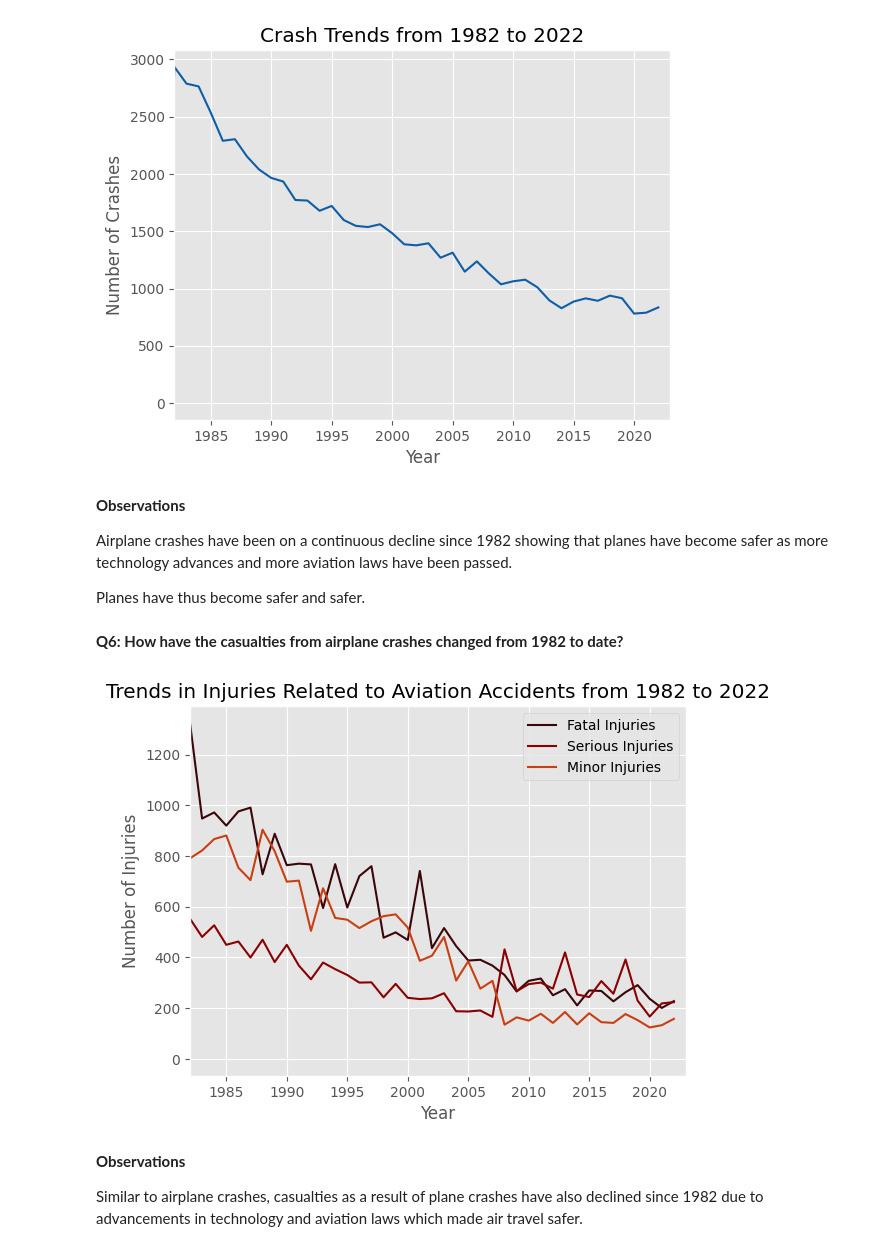
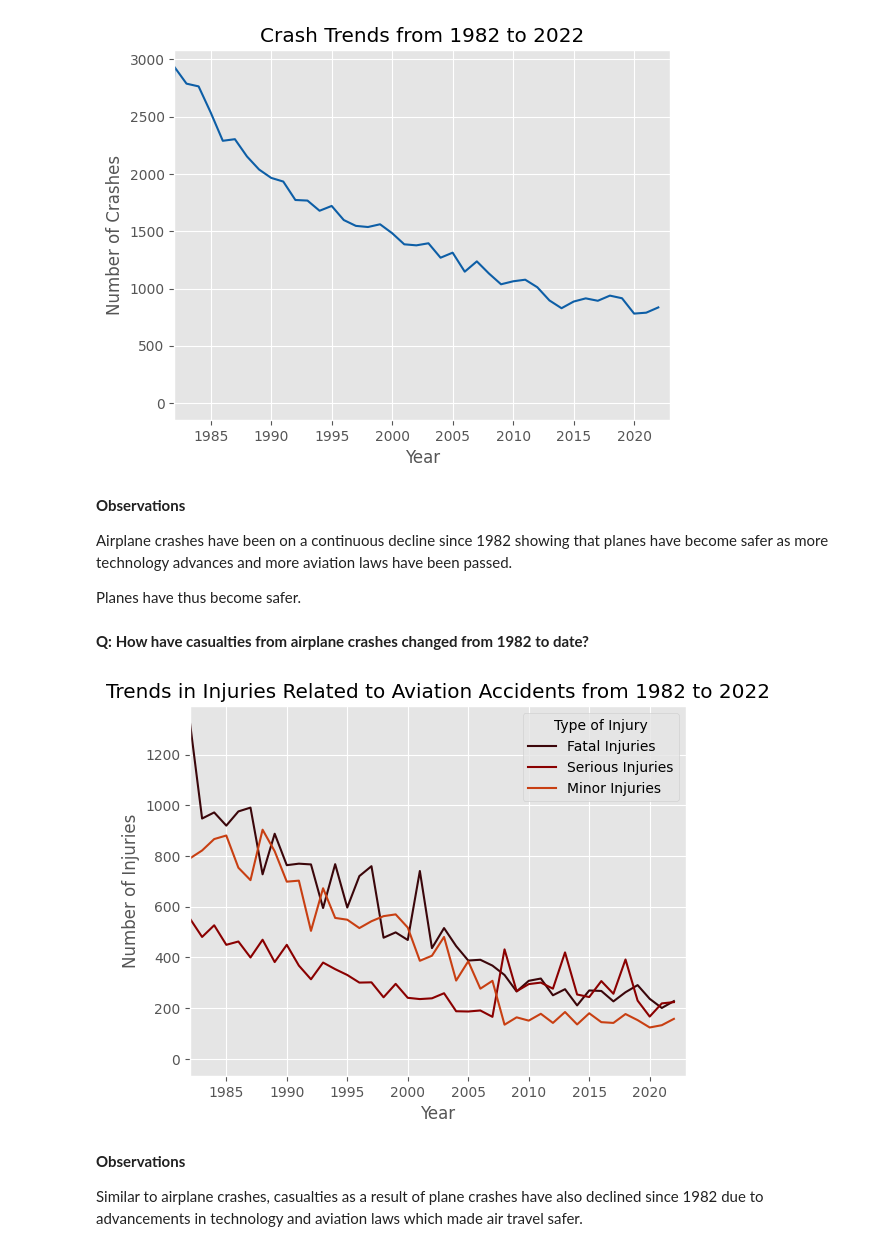
Before and after one commit to M-Nesphory/Aviation_Accident_Project, a Jupyter notebook: notebook.ipynb, the cells around one changed output. Cells and saved outputs as stored; diff of their text form; code cells hidden in the pictures.

```diff
--- a/notebook.ipynb
+++ b/notebook.ipynb
@@ -129,5 +129,5 @@ dtype: int64
 us_territories = ["United States",'American Samoa','Guam',"Marshall Islands","Micronesia",
                   "Northern Marianas","Palau","Puerto Rico","Virgin Islands","Washington_DC",
                   "Gulf of Mexico","Atlantic Ocean","Pacific Ocean"]
-us_accidents_df = aviation_df[aviation_df['country'].isin(us_territories)]
+us_accidents = aviation_df[aviation_df['country'].isin(us_territories)]
 # %%
@@ -173,7 +173,7 @@ publication_date          15.435883
 dtype: float64
 # %%
 # Dropping unnecessary columns
-us_accidents = us_accidents_df.copy()
+us_accidents = us_accidents.copy()
 us_accidents.drop(['latitude',
                    'longitude',
                    'schedule',
@@ -780,19 +792,19 @@ plt.xlim(1982, 2023);
 
 Airplane crashes have been on a continuous decline since 1982 showing that planes have become safer as more technology advances and more aviation laws have been passed.
 
-Planes have thus become safer and safer.
+Planes have thus become safer.
 # %% [markdown]
-**Q6: How have the casualties from airplane crashes changed from 1982 to date?**
+**Q: How have casualties from airplane crashes changed from 1982 to date?**
 # %%
 injuries_per_year = us_accidents.groupby('event_year')[['total_fatal_injuries','total_serious_injuries','total_minor_injuries']].sum().sort_index(ascending = True)
 injuries_per_year.plot(color = ['#3B060A','#8A0000','#C83F12'])
 plt.title("Trends in Injuries Related to Aviation Accidents from 1982 to 2022")
 plt.xlabel('Year')
 plt.ylabel("Number of Injuries")
-plt.legend(['Fatal Injuries', 'Serious Injuries','Minor Injuries'])
+plt.legend(title= 'Type of Injury', labels =['Fatal Injuries', 'Serious Injuries','Minor Injuries'])
 plt.xlim(1982, 2023);
 # %% [output]
-[figure, old version]
+[figure, new version]
 # %% [markdown]
 **Observations**
 
```
Also changed, not shown: parts of 22 cells of this notebook.
